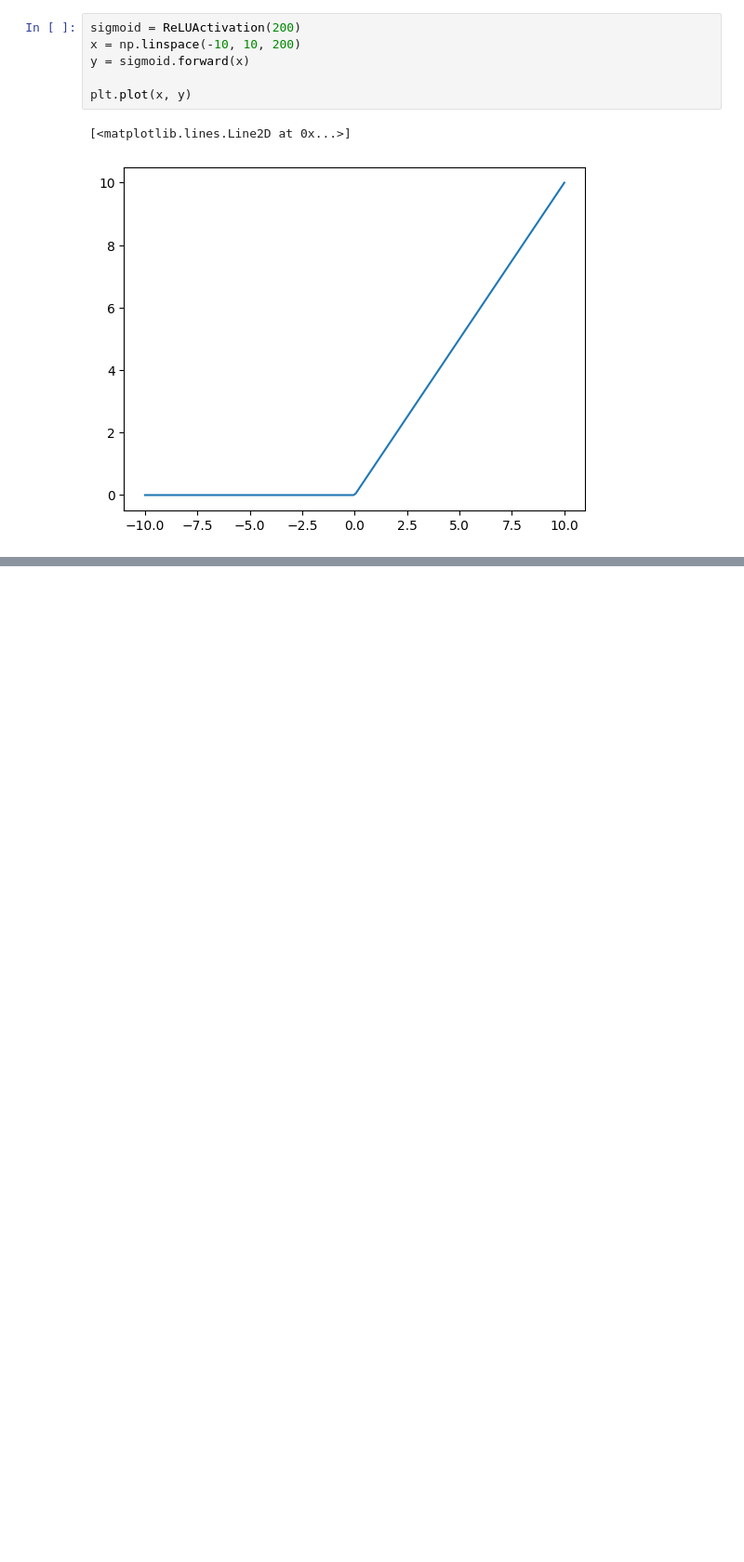
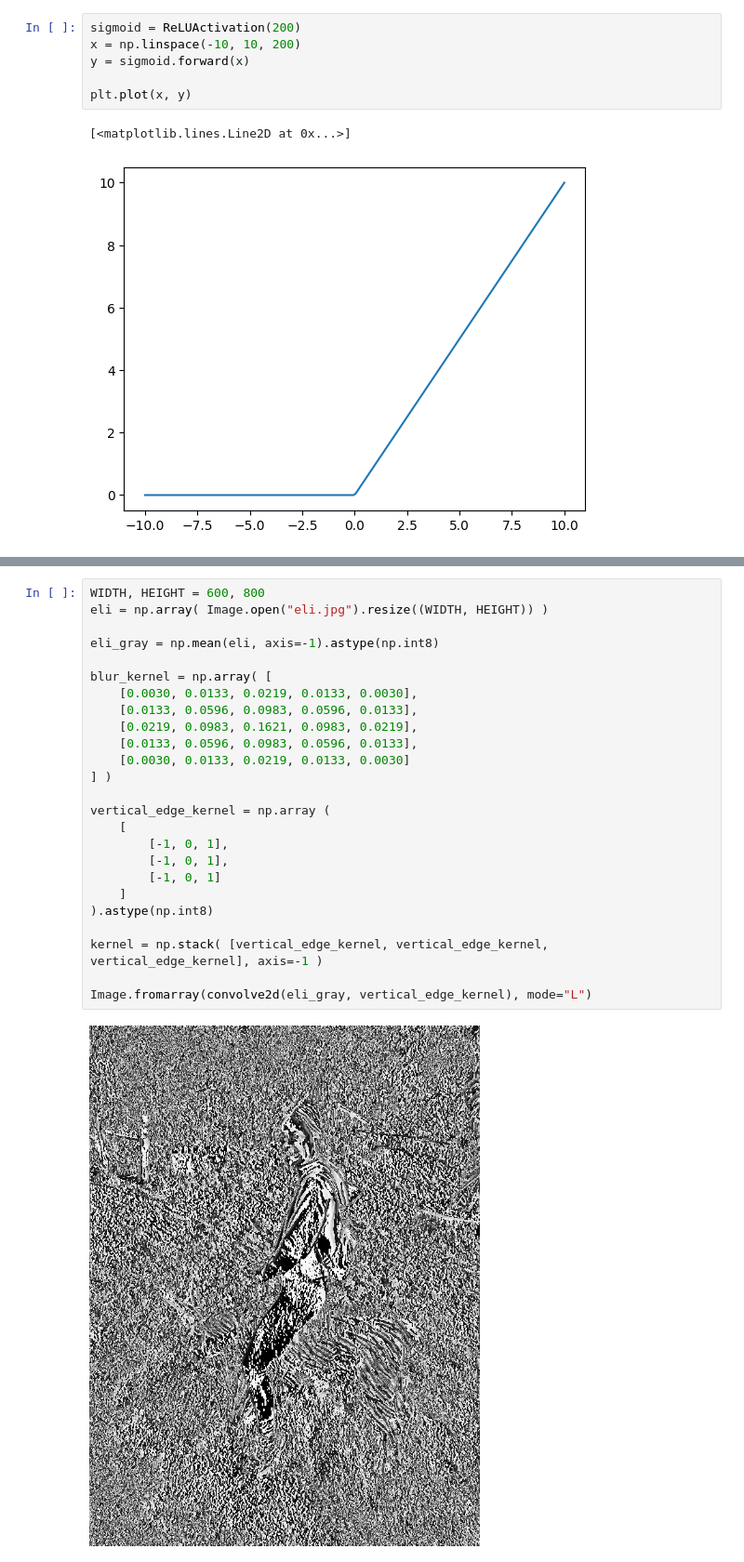
Before and after one commit to ejdam87/neural-network, a Jupyter notebook: nn_module.ipynb, the cells around one changed output, grey strips where cells are left out. Shown: that part at 93% size. Saved outputs shown, nothing was run; the diff lists cells and outputs as text; blank space fills up the shorter version.

```diff
--- a/nn_module.ipynb
+++ b/nn_module.ipynb
@@ -140,0 +235,27 @@ plt.plot(x, y)
+# %%
+WIDTH, HEIGHT = 600, 800
+eli = np.array( Image.open("eli.jpg").resize((WIDTH, HEIGHT)) )
+
+eli_gray = np.mean(eli, axis=-1).astype(np.int8)
+
+blur_kernel = np.array( [
+    [0.0030, 0.0133, 0.0219, 0.0133, 0.0030],
+    [0.0133, 0.0596, 0.0983, 0.0596, 0.0133],
+    [0.0219, 0.0983, 0.1621, 0.0983, 0.0219],
+    [0.0133, 0.0596, 0.0983, 0.0596, 0.0133],
+    [0.0030, 0.0133, 0.0219, 0.0133, 0.0030]
+] )
+
+vertical_edge_kernel = np.array (
+    [
+        [-1, 0, 1],
+        [-1, 0, 1],
+        [-1, 0, 1]
+    ]
+).astype(np.int8)
+
+kernel = np.stack( [vertical_edge_kernel, vertical_edge_kernel, vertical_edge_kernel], axis=-1 )
+
+Image.fromarray(convolve2d(eli_gray, vertical_edge_kernel), mode="L")
+# %% [output]
+[figure, added]
```
Also changed, not shown: parts of 19 cells of this notebook.
